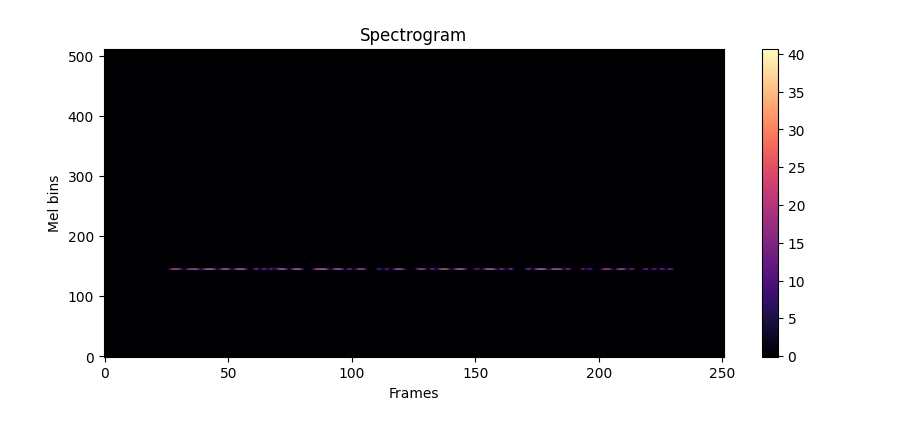
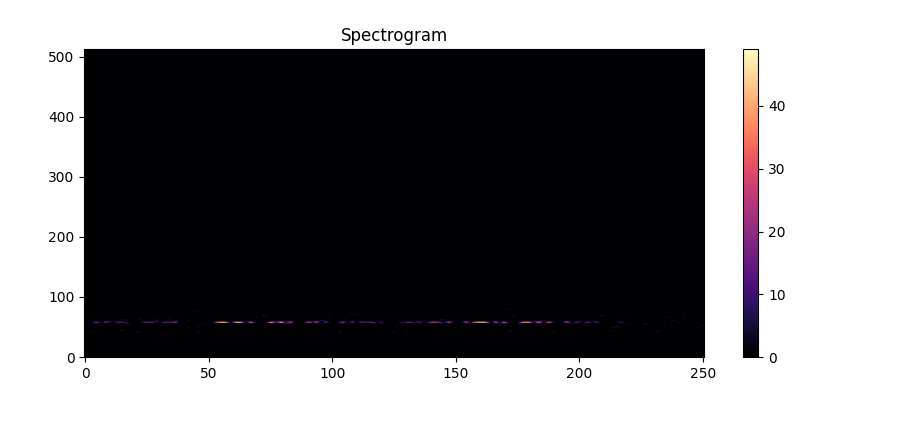
Before and after one commit to DesMonNt/KONTUR_CONTEST_2025, a Jupyter notebook: pipeline.ipynb, the cells around one changed output. Drawn from its saved outputs; the diff is of its cells as text; code cells hidden in the pictures.

```diff
--- a/pipeline.ipynb
+++ b/pipeline.ipynb
@@ -22,18 +14,18 @@ def build_transform():
 # %%
-waveform, sample_rate = torchaudio.load(os.path.join(DATASET_PATH, '1.opus'))
+from morse import MorsePreprocessing
 
-transform = build_transform()
+waveform, sample_rate = torchaudio.load(os.path.join(DATASET_PATH, '21600.opus'))
+
+transform = MorsePreprocessing()
 spec = transform(waveform)
+
+plt.figure(figsize=(10, 4))
+plt.imshow(spec[0,:,:].numpy(), aspect='auto', origin='lower', cmap='magma')
+plt.title('Spectrogram')
+plt.colorbar()
+plt.show()
+# %% [output]
+[figure, added]
-# %%
-plt.figure(figsize=(10, 4))
-plt.imshow(spec[0,:,:].numpy(), aspect='auto', origin='lower', cmap='magma')
-plt.title('Spectrogram')
-plt.xlabel('Frames')
-plt.ylabel('Mel bins')
-plt.colorbar()
-plt.show()
-# %% [output]
-[figure, removed]
 # %%
 from preprocessing import preprocess_dataset
 
```
Also changed, not shown: parts of 11 cells of this notebook, 13 other files.
